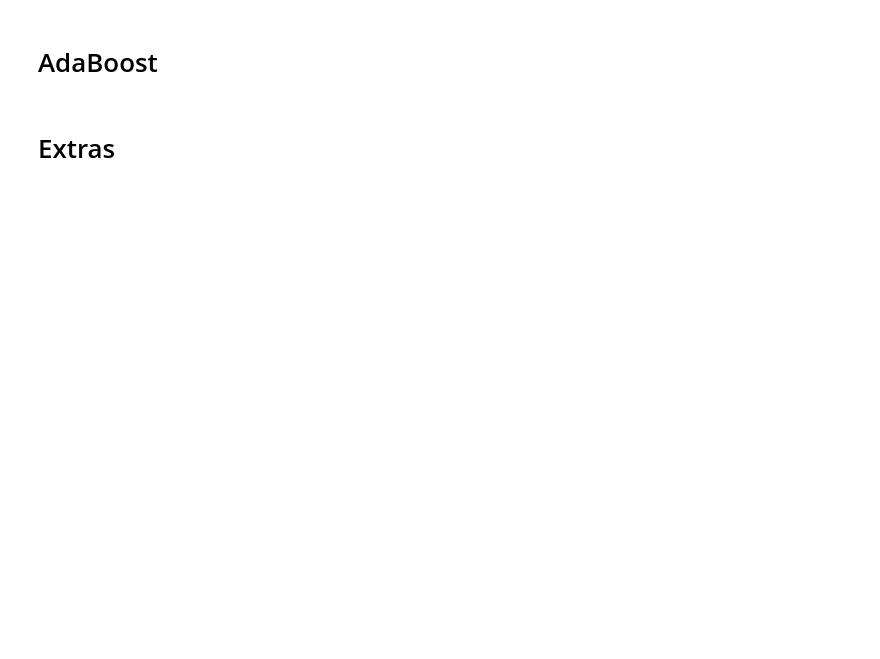
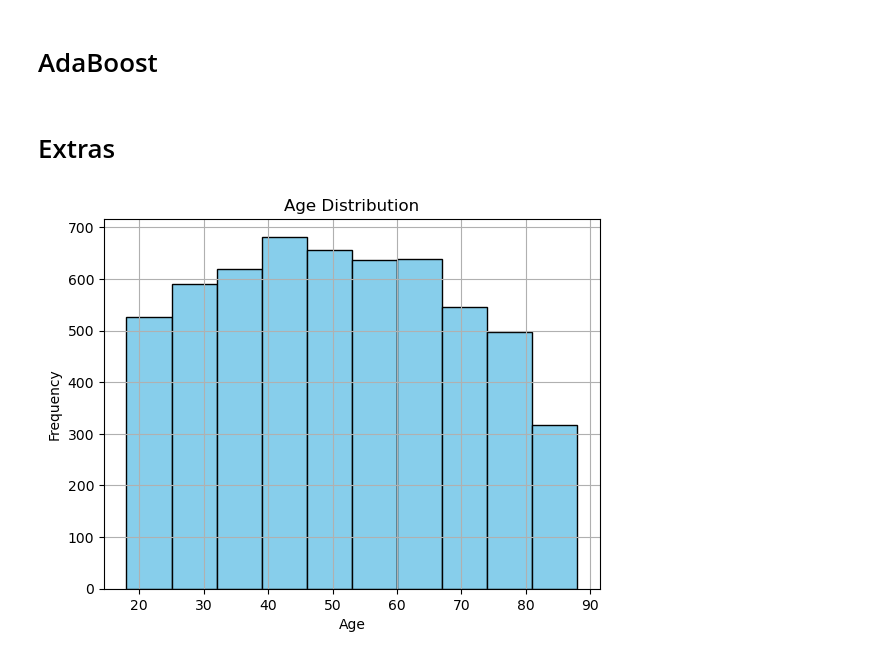
Before and after one commit to elisehammarstrom/statistical_machine_learning, a Jupyter notebook: sml-copy2.ipynb, the cells around one changed output. Saved outputs shown, nothing was run; the diff lists cells and outputs as text; code cells hidden in the pictures; blank space fills up the shorter version.

```diff
--- a/sml-copy2.ipynb
+++ b/sml-copy2.ipynb
@@ -916,3 +1105,20 @@ def run_feature_selector(column_array):
         print(f"Accuracy: {np.mean(prediction_lda == y_test_temp):.3f}")
 # %%
 run_feature_selector(X_train_QDA.columns)
+# %%
+import matplotlib.pyplot as plt
+import pandas as pd
+
+# Assuming your data is stored in a pandas DataFrame called 'df' and the age column is named 'age'
+# Example:
+# df = pd.read_csv('your_dataset.csv')
+
+# Plotting the histogram
+plt.hist(data['age'], bins=10, color='skyblue', edgecolor='black')  # Adjust the number of bins as needed
+plt.title('Age Distribution')
+plt.xlabel('Age')
+plt.ylabel('Frequency')
+plt.grid(True)
+plt.show()
+# %% [output]
+[figure, added]
```
Also changed, not shown: parts of 12 cells of this notebook.
